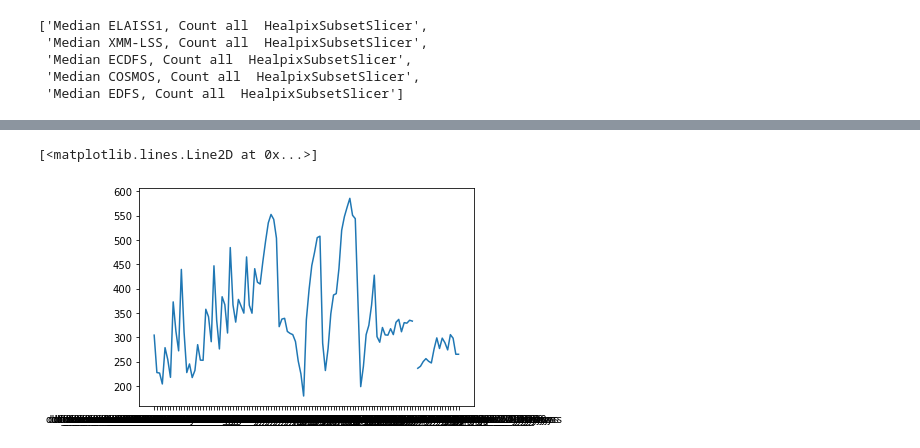
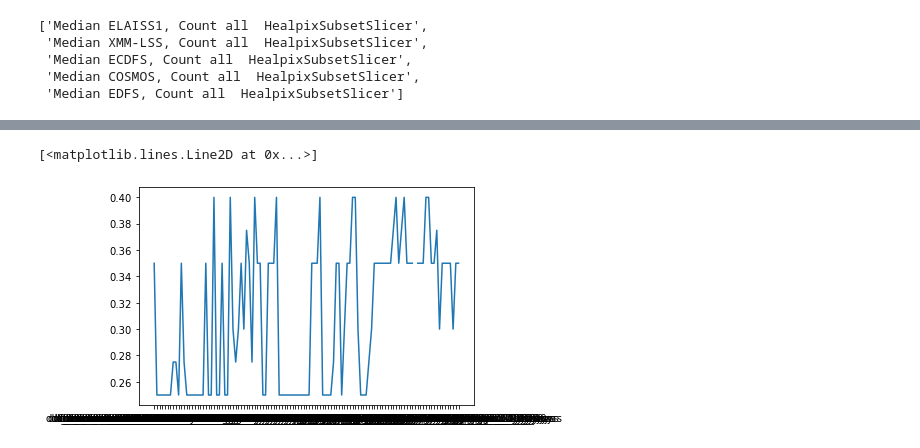
Before and after one commit to lsst-sims/sims_featureScheduler_runs2.1, a Jupyter notebook: maf/combined_look.ipynb, the cells around one changed output, grey strips where cells are left out. Cells and saved outputs as stored; diff of their text form; code cells hidden in the pictures.

```diff
--- a/maf/combined_look.ipynb
+++ b/maf/combined_look.ipynb
@@ -79,5 +184,5 @@ array([ 876. ,  866. ,  867. ,  862. ,  871. ,  870. ,  866. ,  868. ,
 # %%
-plt.plot(df['Sum COSMOS, SNe_nSN  HealpixSubsetSlicer'])
+plt.plot(df['Median XMM-LSS, SNe_zlim  HealpixSubsetSlicer'])
 # %% [output]
 [<matplotlib.lines.Line2D at 0x...>]
-[figure, old version]
+[figure, new version]
```
Also changed, not shown: parts of 27 cells of this notebook, 2 other files.
